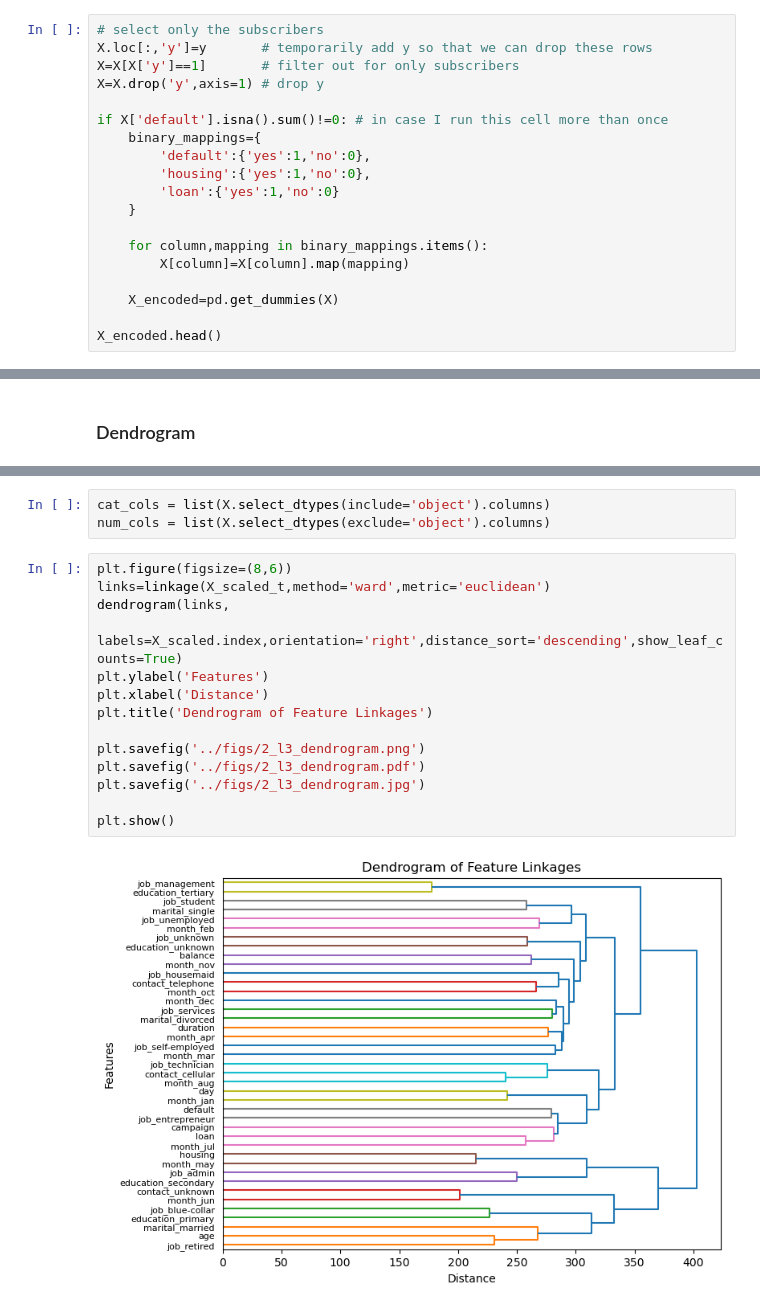
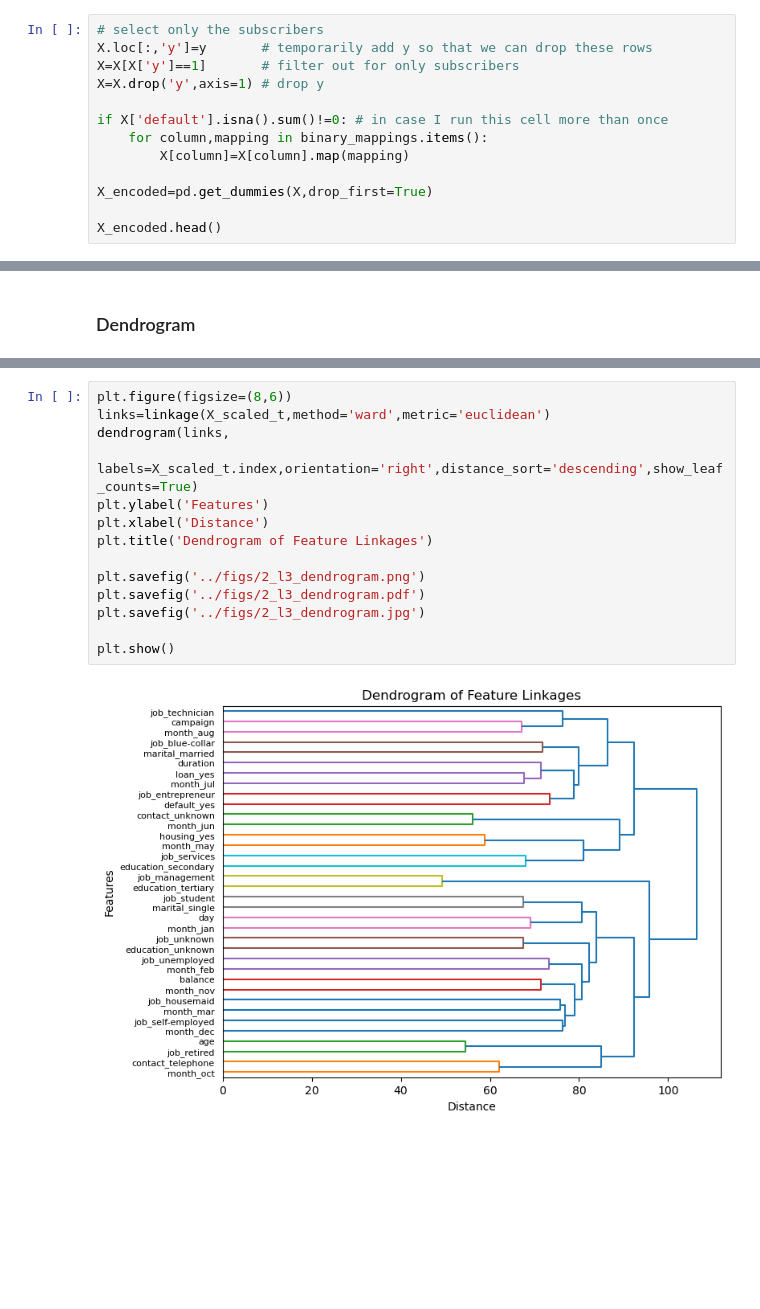
Before and after one commit to sralter/term_deposit_marketing, a Jupyter notebook: project2_modeling.ipynb, the cells around one changed output, grey strips where cells are left out. Drawn from its saved outputs; the diff is of its cells as text; blank space fills up the shorter version.

```diff
--- a/project2_modeling.ipynb
+++ b/project2_modeling.ipynb
@@ -2724,16 +2744,10 @@ X=X[X['y']==1]       # filter out for only subscribers
 X=X.drop('y',axis=1) # drop y
 
 if X['default'].isna().sum()!=0: # in case I run this cell more than once
-    binary_mappings={
-        'default':{'yes':1,'no':0},
-        'housing':{'yes':1,'no':0},
-        'loan':{'yes':1,'no':0}
-    }
-
     for column,mapping in binary_mappings.items():
         X[column]=X[column].map(mapping)
 
-    X_encoded=pd.get_dummies(X)
+X_encoded=pd.get_dummies(X,drop_first=True)
 
 X_encoded.head()
 # %% [output]
@@ -2777,19 +2804,16 @@ X_scaled_t.head()
-# %%
-cat_cols = list(X.select_dtypes(include='object').columns)
-num_cols = list(X.select_dtypes(exclude='object').columns)
 # %%
 plt.figure(figsize=(8,6))
 links=linkage(X_scaled_t,method='ward',metric='euclidean')
 dendrogram(links,
-           labels=X_scaled.index,orientation='right',distance_sort='descending',show_leaf_counts=True)
+           labels=X_scaled_t.index,orientation='right',distance_sort='descending',show_leaf_counts=True)
 plt.ylabel('Features')
 plt.xlabel('Distance')
 plt.title('Dendrogram of Feature Linkages')
 
 plt.savefig('../figs/2_l3_dendrogram.png')
 plt.savefig('../figs/2_l3_dendrogram.pdf')
 plt.savefig('../figs/2_l3_dendrogram.jpg')
 
 plt.show()
 # %% [output]
-[figure, old version]
+[figure, new version]
```
Also changed, not shown: parts of 93 cells of this notebook.
